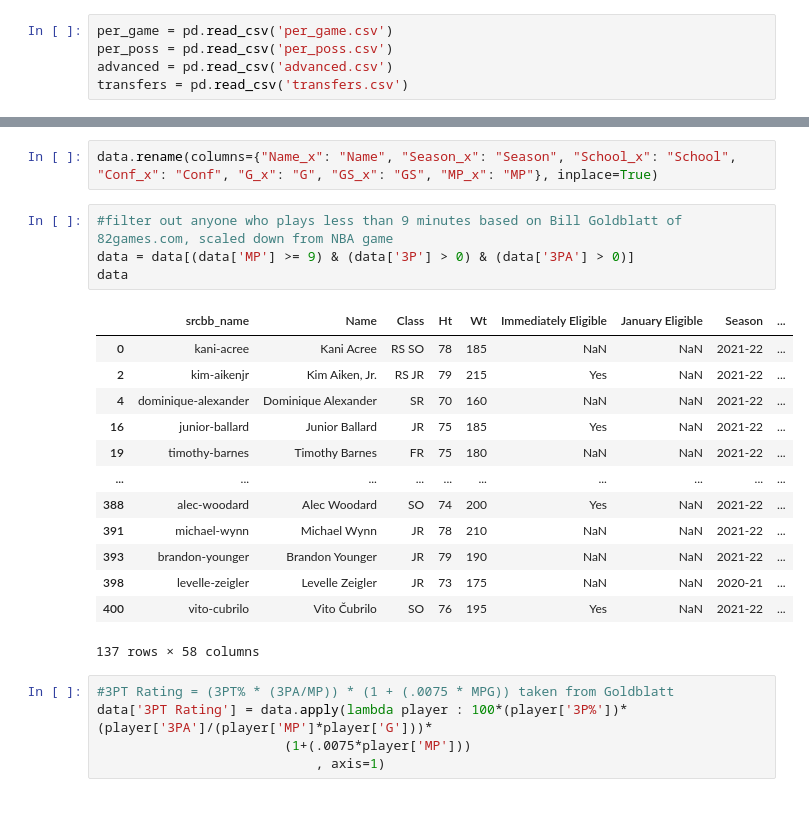
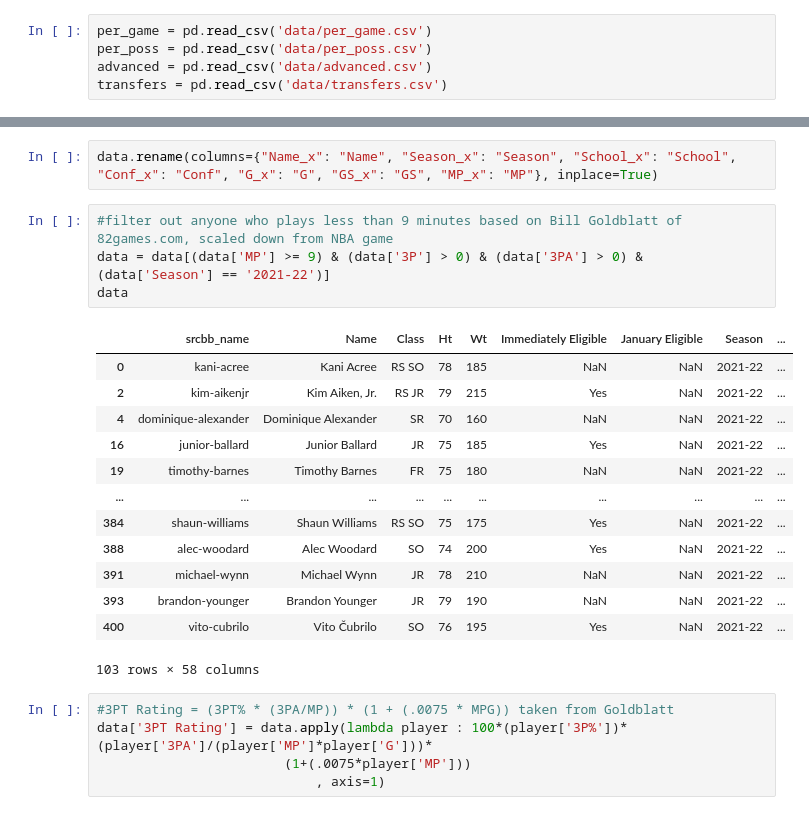
Before and after one commit to andrewli2403/ncaa-transfer-portal-evaluator, a Jupyter notebook: data_processing.ipynb, the cells around one changed output, grey strips where cells are left out. Saved outputs shown, nothing was run; the diff lists cells and outputs as text.

```diff
--- a/data_processing.ipynb
+++ b/data_processing.ipynb
@@ -4,10 +4,10 @@ import numpy as np
 import matplotlib.pyplot as plt
 import scipy.stats as stats
 # %%
-per_game = pd.read_csv('per_game.csv')
-per_poss = pd.read_csv('per_poss.csv')
-advanced = pd.read_csv('advanced.csv')
-transfers = pd.read_csv('transfers.csv')
+per_game = pd.read_csv('data/per_game.csv')
+per_poss = pd.read_csv('data/per_poss.csv')
+advanced = pd.read_csv('data/advanced.csv')
+transfers = pd.read_csv('data/transfers.csv')
 # %%
 per_game.drop(columns=[per_game.columns[0], 'Unnamed: 27'], axis=1, inplace=True)
 per_poss.drop(columns=[per_poss.columns[0], 'Unnamed: 25'], axis=1, inplace=True)
@@ -23,22 +23,22 @@ data = pd.merge(data, per_poss[['Name', 'ORtg', 'DRtg']], how='left', left_on =
 data.rename(columns={"Name_x": "Name", "Season_x": "Season", "School_x": "School", "Conf_x": "Conf", "G_x": "G", "GS_x": "GS", "MP_x": "MP"}, inplace=True)
 # %%
 #filter out anyone who plays less than 9 minutes based on Bill Goldblatt of 82games.com, scaled down from NBA game
-data = data[(data['MP'] >= 9) & (data['3P'] > 0) & (data['3PA'] > 0)]
+data = data[(data['MP'] >= 9) & (data['3P'] > 0) & (data['3PA'] > 0) & (data['Season'] == '2021-22')]
 data
 # %% [output]
 |  | srcbb_name | Name | Class | Ht | Wt | Immediately Eligible | January Eligible | Season | ... |
 | 0 | kani-acree | Kani Acree | RS SO | 78 | 185 | NaN | NaN | 2021-22 | ... |
 | 2 | kim-aikenjr | Kim Aiken, Jr. | RS JR | 79 | 215 | Yes | NaN | 2021-22 | ... |
 | 4 | dominique-alexander | Dominique Alexander | SR | 70 | 160 | NaN | NaN | 2021-22 | ... |
 | 16 | junior-ballard | Junior Ballard | JR | 75 | 185 | Yes | NaN | 2021-22 | ... |
 | 19 | timothy-barnes | Timothy Barnes | FR | 75 | 180 | NaN | NaN | 2021-22 | ... |
 | ... | ... | ... | ... | ... | ... | ... | ... | ... | ... |
+| 384 | shaun-williams | Shaun Williams | RS SO | 75 | 175 | Yes | NaN | 2021-22 | ... |
 | 388 | alec-woodard | Alec Woodard | SO | 74 | 200 | Yes | NaN | 2021-22 | ... |
 | 391 | michael-wynn | Michael Wynn | JR | 78 | 210 | NaN | NaN | 2021-22 | ... |
 | 393 | brandon-younger | Brandon Younger | JR | 79 | 190 | NaN | NaN | 2021-22 | ... |
-| 398 | levelle-zeigler | Levelle Zeigler | JR | 73 | 175 | NaN | NaN | 2020-21 | ... |
 | 400 | vito-cubrilo | Vito Čubrilo | SO | 76 | 195 | Yes | NaN | 2021-22 | ... |
-137 rows × 58 columns
+103 rows × 58 columns
 # %%
 #3PT Rating = (3PT% * (3PA/MP)) * (1 + (.0075 * MPG)) taken from Goldblatt
 data['3PT Rating'] = data.apply(lambda player : 100*(player['3P%'])*(player['3PA']/(player['MP']*player['G']))*
```
Also changed, not shown: parts of 4 cells of this notebook, 11 other files.
